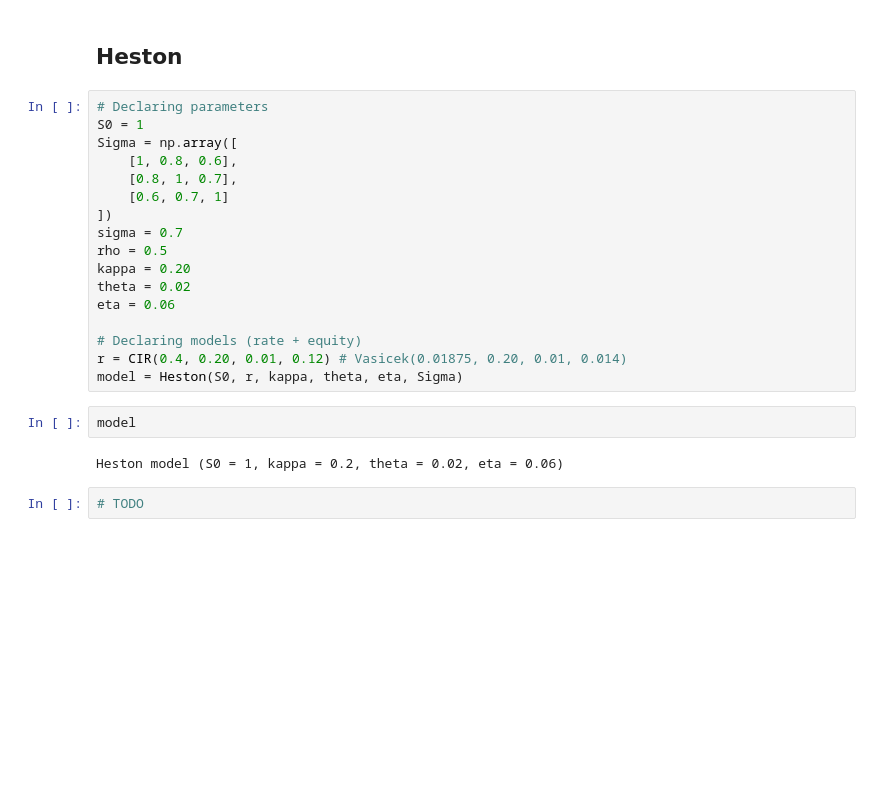
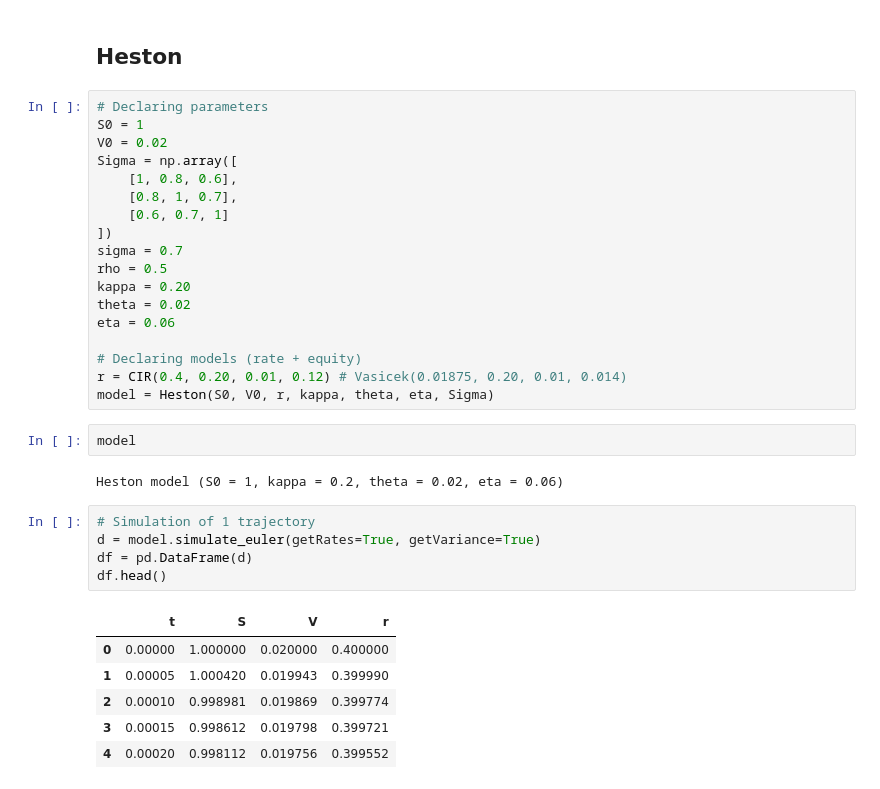
Before and after one commit to lcsrodriguez/CuttingEdge-Milliman, a Jupyter notebook: notebooks/equity_models.ipynb, the cells around one changed output. Cells and saved outputs as stored; diff of their text form; blank space fills up the shorter version.

```diff
--- a/notebooks/equity_models.ipynb
+++ b/notebooks/equity_models.ipynb
@@ -133,6 +133,7 @@ _ = plt.suptitle(f"Asset price $(S_t)$ and underlying rates $(r_t)$ with\n{r.MOD
 # %%
 # Declaring parameters
 S0 = 1
+V0 = 0.02
 Sigma = np.array([
     [1, 0.8, 0.6],
     [0.8, 1, 0.7],
@@ -146,10 +147,20 @@ eta = 0.06
 
 # Declaring models (rate + equity)
 r = CIR(0.4, 0.20, 0.01, 0.12) # Vasicek(0.01875, 0.20, 0.01, 0.014)
-model = Heston(S0, r, kappa, theta, eta, Sigma)
+model = Heston(S0, V0, r, kappa, theta, eta, Sigma)
 # %%
 model
 # %% [output]
 Heston model (S0 = 1, kappa = 0.2, theta = 0.02, eta = 0.06)
 # %%
-# TODO
+# Simulation of 1 trajectory
+d = model.simulate_euler(getRates=True, getVariance=True)
+df = pd.DataFrame(d)
+df.head()
+# %% [output]
+|  | t | S | V | r |
+| 0 | 0.00000 | 1.000000 | 0.020000 | 0.400000 |
+| 1 | 0.00005 | 1.000420 | 0.019943 | 0.399990 |
+| 2 | 0.00010 | 0.998981 | 0.019869 | 0.399774 |
+| 3 | 0.00015 | 0.998612 | 0.019798 | 0.399721 |
+| 4 | 0.00020 | 0.998112 | 0.019756 | 0.399552 |
```
Also changed, not shown: parts of 3 cells of this notebook, 1 other file.
